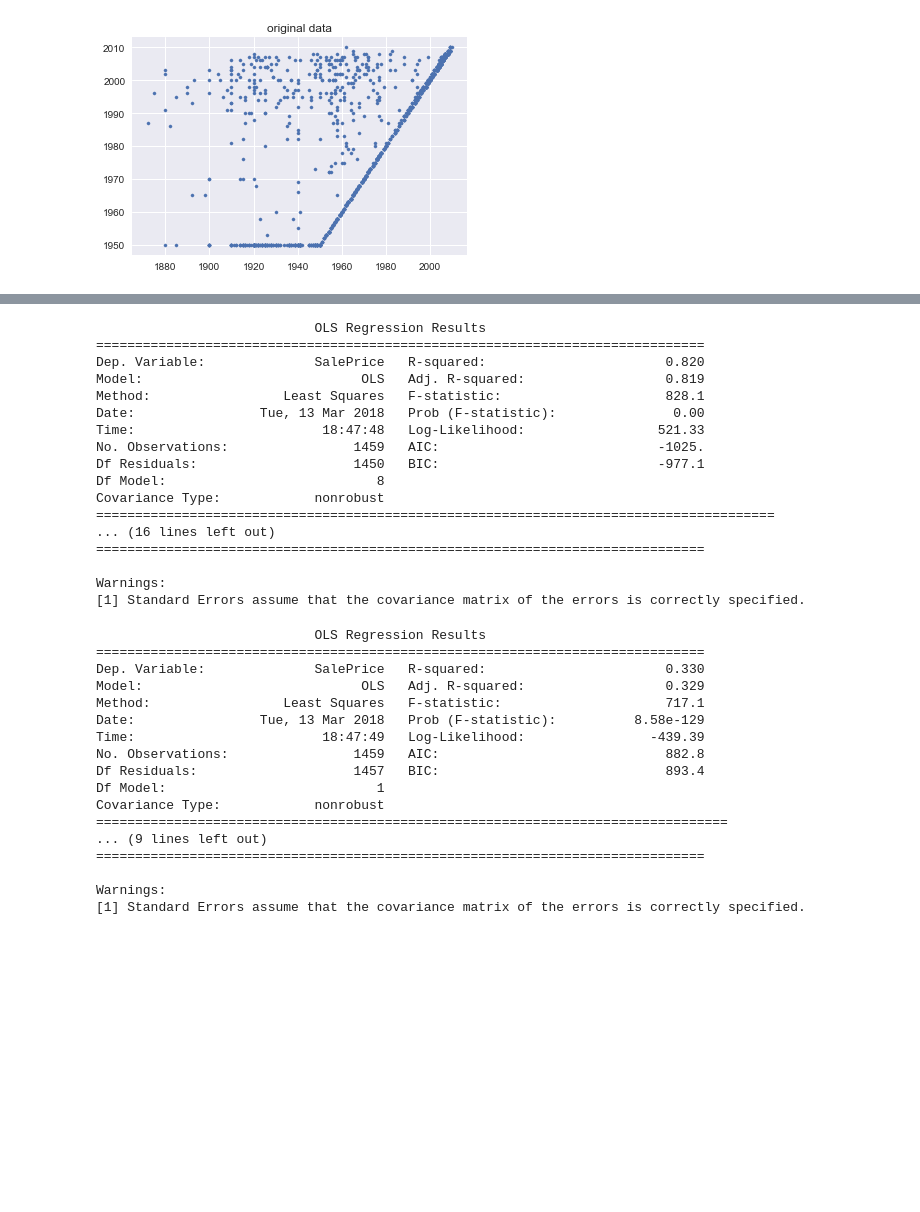
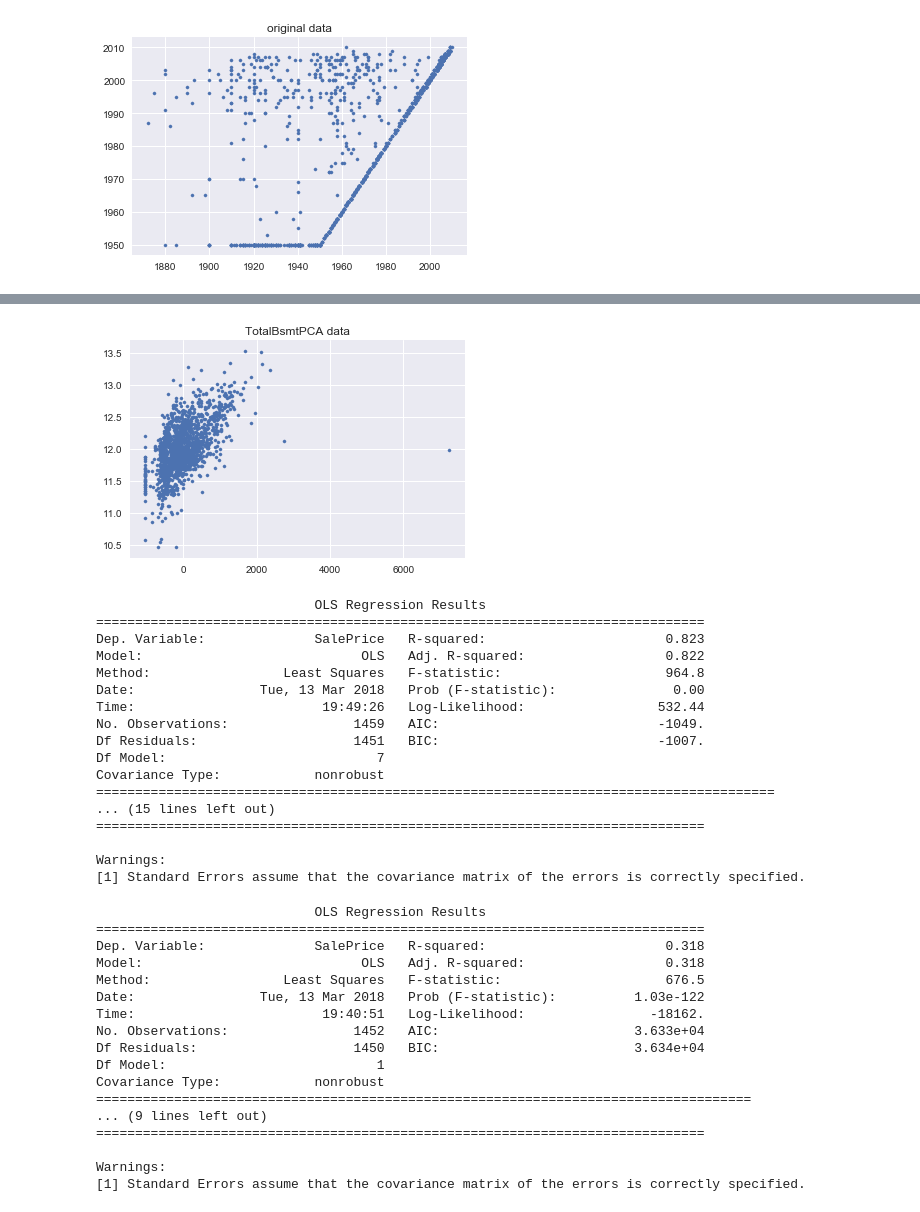
Before and after one commit to JoonSeongLee/team3_house_price, a Jupyter notebook: joonseong/0_regression.ipynb, the cells around one changed output, grey strips where cells are left out. Saved outputs shown, nothing was run; the diff lists cells and outputs as text; code cells hidden in the pictures; blank space fills up the shorter version.

```diff
--- a/joonseong/0_regression.ipynb
+++ b/joonseong/0_regression.ipynb
@@ -284,44 +306,51 @@ plt.show()
+# %%
+#PCA 후
+plt.scatter(df_raw['TotalBsmt'], df_raw['SalePrice'], s=10)
+plt.title("TotalBsmtPCA data")
+plt.show()
+# %% [output]
+[figure, added]
 # %%
 # PCA한 Garage 추가한 OLS
-model_num = sm.OLS.from_formula("SalePrice ~ scale(OverallQual) + scale(GrLivArea) + scale(Garage) + scale(BsmtQual) + scale(n1stFlrSF) + scale(YearBuilt) + scale(YearRemodAdd) + scale(FireplaceQu)", data=df_raw)
+model_num = sm.OLS.from_formula("SalePrice ~ scale(OverallQual) + scale(GrLivArea) + scale(GarageArea) + scale(TotalBsmt) + scale(n1stFlrSF) + scale(YearRemodAdd) + scale(FireplaceQu)", data=df_raw)
 result_num = model_num.fit()
 print(result_num.summary())
 # %% [output]
                             OLS Regression Results
 ==============================================================================
-Dep. Variable:              SalePrice   R-squared:                       0.820
-Model:                            OLS   Adj. R-squared:                  0.819
-Method:                 Least Squares   F-statistic:                     828.1
+Dep. Variable:              SalePrice   R-squared:                       0.823
+Model:                            OLS   Adj. R-squared:                  0.822
+Method:                 Least Squares   F-statistic:                     964.8
 Date:                Tue, 13 Mar 2018   Prob (F-statistic):               0.00
-Time:                        18:47:48   Log-Likelihood:                 521.33
-No. Observations:                1459   AIC:                            -1025.
-Df Residuals:                    1450   BIC:                            -977.1
-Df Model:                           8
+Time:                        19:49:26   Log-Likelihood:                 532.44
+No. Observations:                1459   AIC:                            -1049.
+Df Residuals:                    1451   BIC:                            -1007.
+Df Model:                           7
 Covariance Type:            nonrobust
 =======================================================================================
-... (16 lines left out)
+... (15 lines left out)
 ==============================================================================
 
 Warnings:
 [1] Standard Errors assume that the covariance matrix of the errors is correctly specified.
 # %%
 # PCA한 Garage 추가한 OLS
-model_num = sm.OLS.from_formula("SalePrice ~ scale(Garage)", data=df_raw)
+model_num = sm.OLS.from_formula("SalePrice ~ scale(TotalBsmt)", data=df_raw)
 result_num = model_num.fit()
 print(result_num.summary())
 # %% [output]
                             OLS Regression Results
 ==============================================================================
-Dep. Variable:              SalePrice   R-squared:                       0.330
-Model:                            OLS   Adj. R-squared:                  0.329
-Method:                 Least Squares   F-statistic:                     717.1
-Date:                Tue, 13 Mar 2018   Prob (F-statistic):          8.58e-129
-Time:                        18:47:49   Log-Likelihood:                -439.39
-No. Observations:                1459   AIC:                             882.8
-Df Residuals:                    1457   BIC:                             893.4
+Dep. Variable:              SalePrice   R-squared:                       0.318
+Model:                            OLS   Adj. R-squared:                  0.318
+Method:                 Least Squares   F-statistic:                     676.5
+Date:                Tue, 13 Mar 2018   Prob (F-statistic):          1.03e-122
+Time:                        19:40:51   Log-Likelihood:                -18162.
+No. Observations:                1452   AIC:                         3.633e+04
+Df Residuals:                    1450   BIC:                         3.634e+04
 Df Model:                           1
 Covariance Type:            nonrobust
-=================================================================================
+====================================================================================
 ... (9 lines left out)
 ==============================================================================
 
```
Also changed, not shown: parts of 24 cells of this notebook, 2 other files.
